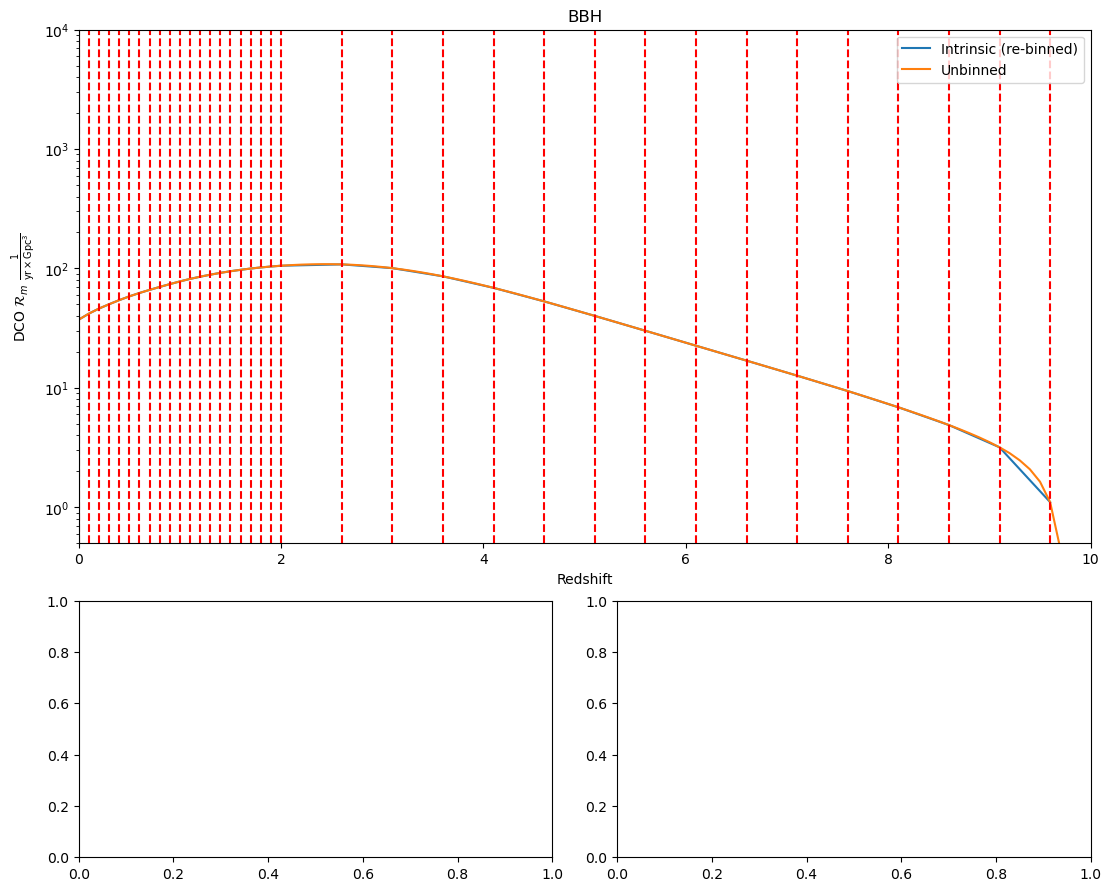
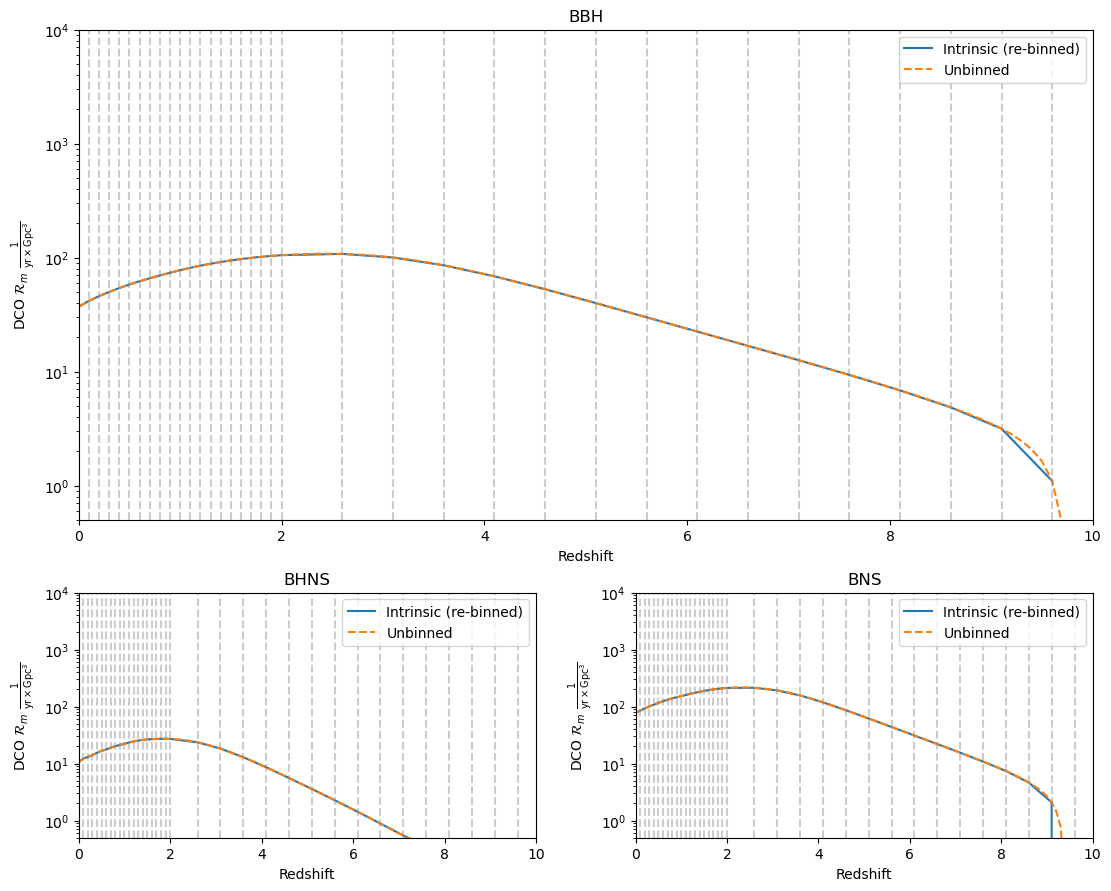
The change to this notebook cell's code, shown as a diff; its figure went from the first image to the second:
--- before
+++ after
@@ -30,5 +30,5 @@
     # Rates_mu00.025_muz-0.052_alpha-1.88_sigma01.15_sigmaz0.0477_BBH_0.1_10.0
     other_rate_key = f'Rates_mu00.025_muz-0.052_alpha-1.88_sigma01.15_sigmaz0.0477_{pop_type}_0.1_10.0'
-    rate_key = 'Rates_comb'
+    rate_key = f'Rates_{pop_type}_mixed'
     global form_ax
     ax = form_ax[loc]
@@ -51,5 +51,6 @@
         fci_out[other_rate_key]['redshifts'][:-1],
         np.sum(fci_out[other_rate_key]['merger_rate'], axis=0),
-        label='Unbinned'
+        label='Unbinned',
+        linestyle='--'
     )
     # now also plot the SNR cuts
@@ -66,8 +67,8 @@
     ax.set_title(pop_type)
     for r in fci_out[rate_key]['redshifts'][:-1]:
-        ax.axvline(r, color='red', linestyle='dashed')
+        ax.axvline(r, color='grey', linestyle='dashed', alpha=0.4)
     # p.close()
     fci_out.close()
 plot_subpopulation('BBH', 'Top')
-# plot_subpopulation('BHNS', 'Left')
-# plot_subpopulation('BNS', 'Right')
+plot_subpopulation('BHNS', 'Left')
+plot_subpopulation('BNS', 'Right')

Commit: Testing downsample for bhns and bns